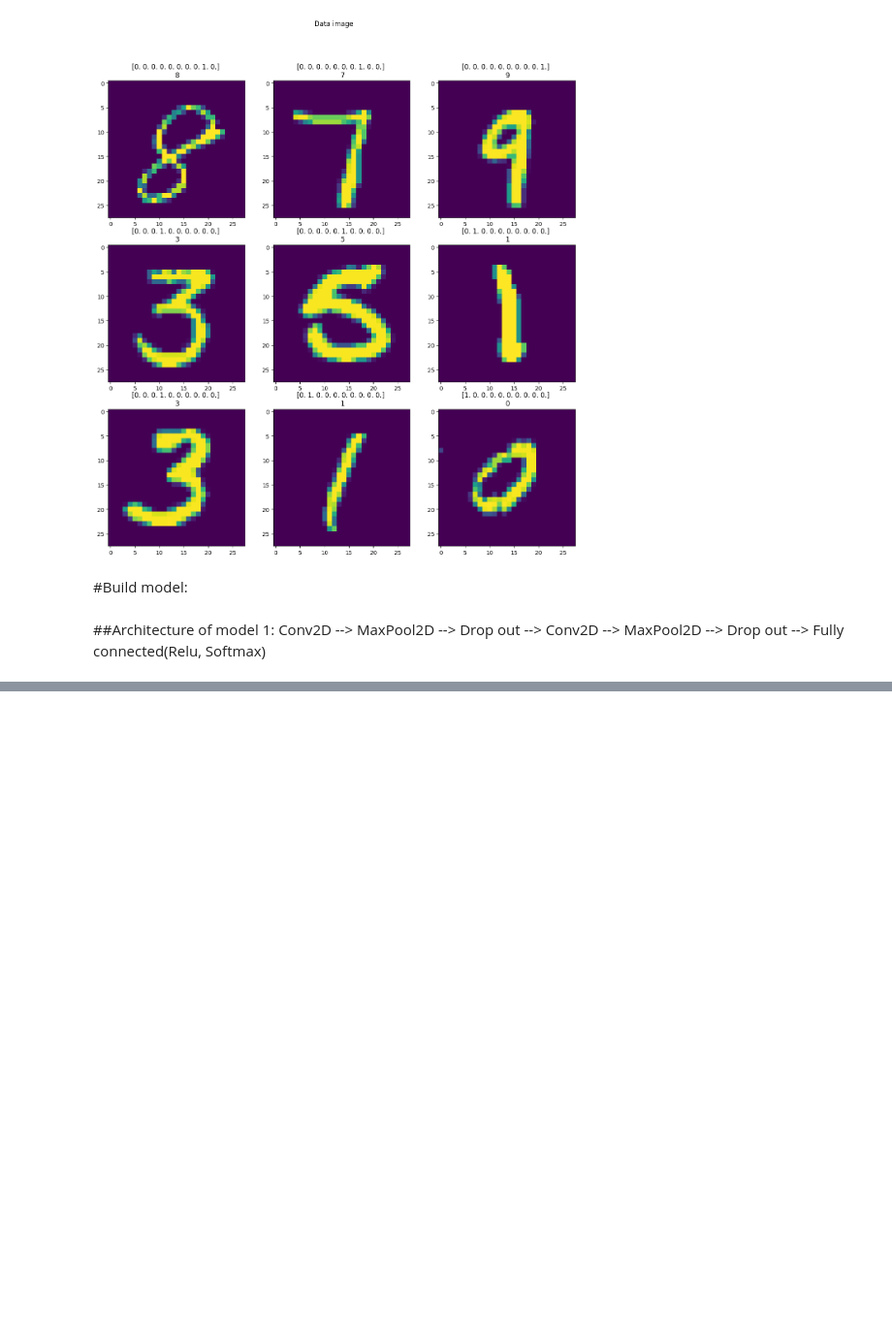
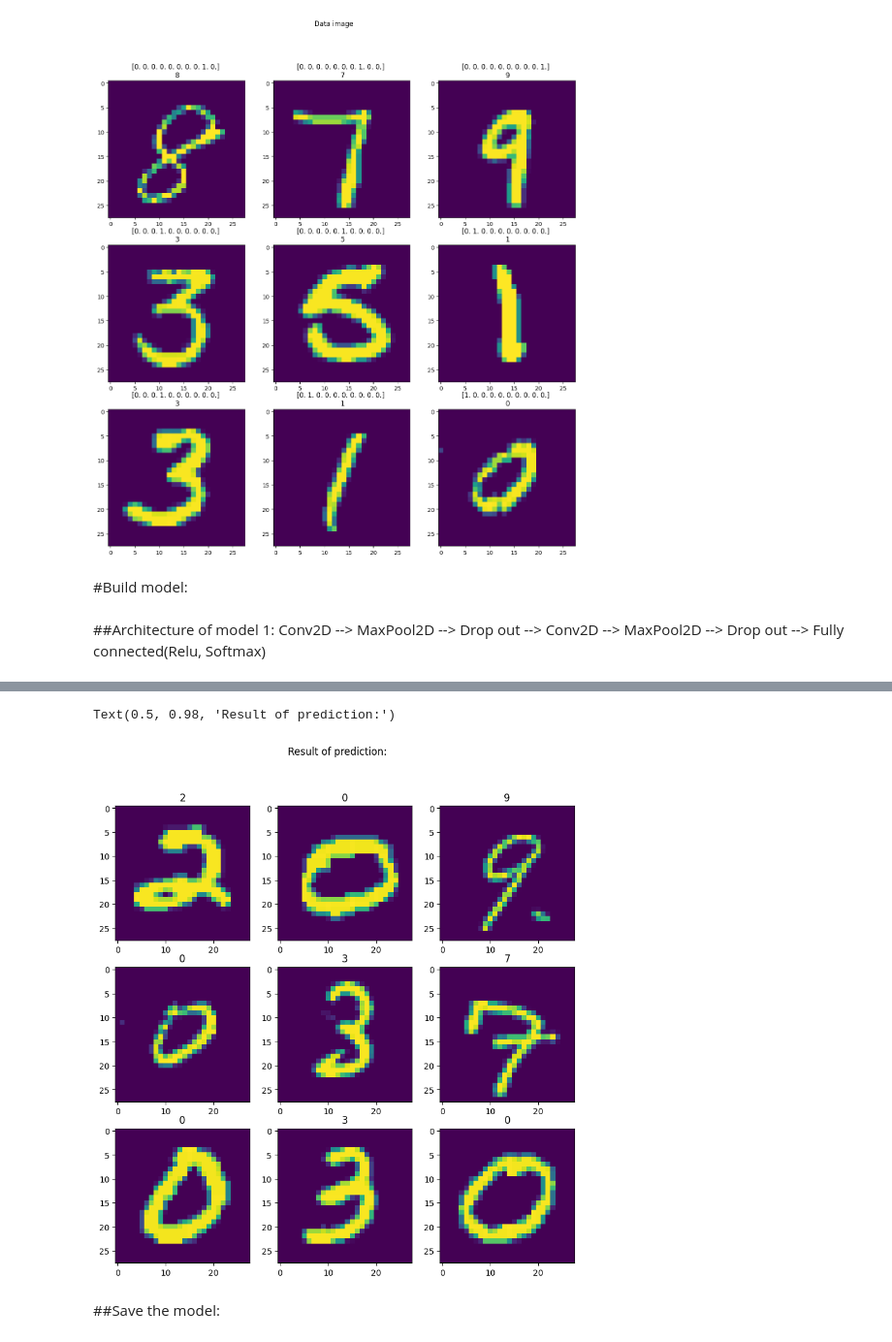
Before and after one commit to Tkag0001/Practice-ML-with-Digit-recognize-problem, a Jupyter notebook: code/Train_model.ipynb, the cells around one changed output, grey strips where cells are left out. Shown at 97% size. Saved outputs shown, nothing was run; the diff lists cells and outputs as text; code cells hidden in the pictures; blank space fills up the shorter version.

Commit message:
Train model

```diff
--- a/code/Train_model.ipynb
+++ b/code/Train_model.ipynb
@@ -212,0 +247,14 @@ ImportError: ignored
+# %%
+datagen = ImageDataGenerator(
+        featurewise_center=False,  # set input mean to 0 over the dataset
+        samplewise_center=False,  # set each sample mean to 0
+        featurewise_std_normalization=False,  # divide inputs by std of the dataset
+        samplewise_std_normalization=False,  # divide each input by its std
+        zca_whitening=False,  # dimesion reduction
+        rotation_range=5,  # randomly rotate images in the range 5 degrees
+        zoom_range = 0.1, # Randomly zoom image 10%
+        width_shift_range=0.1,  # randomly shift images horizontally 10%
+        height_shift_range=0.1,  # randomly shift images vertically 10%
+        horizontal_flip=False,  # randomly flip images
+        vertical_flip=False)  # randomly flip images
+datagen.fit(X_train)
@@ -212,0 +265,3 @@ ImportError: ignored
+# %%
+history1 = model1.fit_generator(datagen.flow(X_train,y_train,batch_size = batch_size),epochs = epochs,
+                                validation_data = (X_val,y_val), steps_per_epoch = X_train.shape[0]//batch_size)
@@ -212,0 +289,2 @@ ImportError: ignored
+# %%
+res1 = model1.predict(test)
@@ -212,0 +293,14 @@ ImportError: ignored
+# %%
+res1 = np.argmax(res1, axis = 1)
+# %%
+fig, axs = plt.subplots(nrows = 3, ncols = 3, figsize = (10,10))
+axs = axs.ravel()
+for i in range(9):
+  axs[i].imshow(test[i][:,:,0])
+  axs[i].set_title(res1[i])
+fig.suptitle("Result of prediction:")
+# %% [output]
+Text(0.5, 0.98, 'Result of prediction:')
+[figure, added]
+# %% [markdown]
+##Save the model:
```
Also changed, not shown: parts of 12 cells of this notebook.
